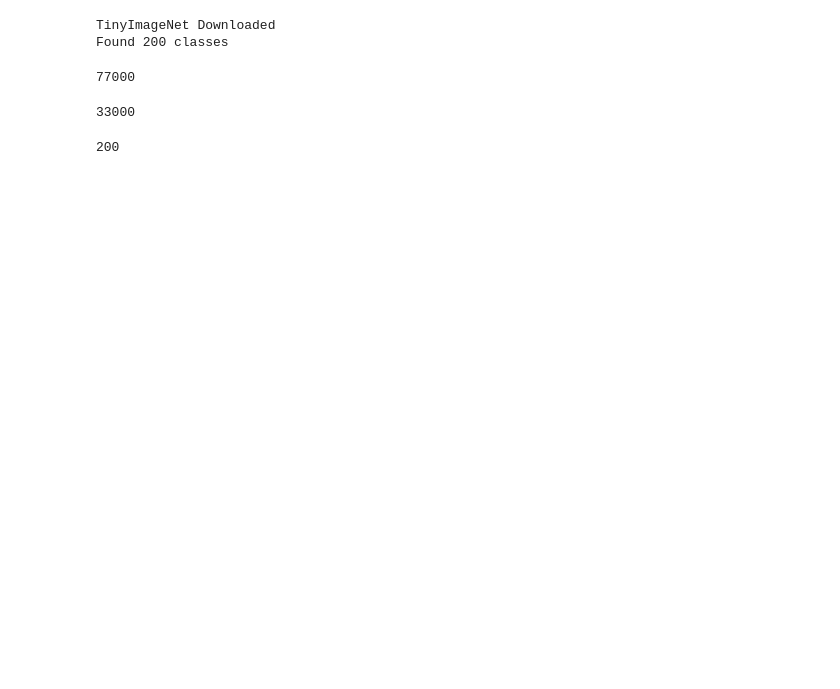
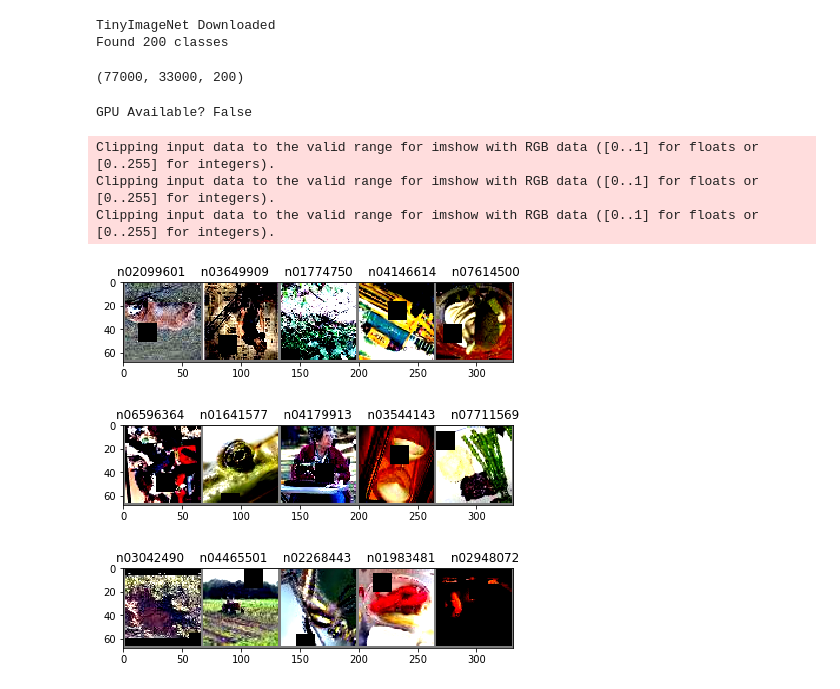
Before and after one commit to Anjan-AI/TSAI-EVA5, a Jupyter notebook: S12/EVA5S12A.ipynb, the cells around one changed output. Saved outputs shown, nothing was run; the diff lists cells and outputs as text; code cells hidden in the pictures; blank space fills up the shorter version.

```diff
--- a/S12/EVA5S12A.ipynb
+++ b/S12/EVA5S12A.ipynb
@@ -23,5 +53,6 @@ from Utils.show_image import imshow ,show_train_data
 # %%
-train_transform = AlbumentationTransforms(augmentation = True, mean=(0.4914, 0.4822, 0.4465) ,std_dev =(0.2471, 0.2435, 0.2616),horizontal_flip_prob=0.6,vertical_flip_prob=0.6,rotate_degree =30.0,cutout= True)
+train_transform = AlbumentationTransforms(augmentation = True, mean=(0.4914, 0.4822, 0.4465) ,std_dev =(0.2471, 0.2435, 0.2616),
+                                          horizontal_flip_prob=0.6,vertical_flip_prob=0.6,rotate_degree =30.0,cutout= True)
 test_transform = AlbumentationTransforms(augmentation = True, mean=(0.4914, 0.4822, 0.4465) ,std_dev =(0.2471, 0.2435, 0.2616))
 # %%
 Data = GetTinyImageNet(train_transform, test_transform, split=0.7)
@@ -33,14 +64,24 @@ train_set = Data.get_dataset(train = True)
 test_set = Data.get_dataset(train = False)
 classes = Data.classes
 # %%
-len(train_set)
+len(train_set), len(test_set), len(classes)
 # %% [output]
-77000
+(77000, 33000, 200)
-# %%
-len(test_set)
-# %% [output]
-33000
-# %%
-len(classes)
-# %% [output]
-200
+# %%
+#check for the GUP avaliblbity and manual seeding
+seed =1
+cuda,device = initialize_cuda(seed)
+# Load the test and train data , set the batch size & Num_workeres.
+train_loader = Data.data_loader(train_set,cuda= cuda ,batch_size = 64 , num_workers = 4 )
+test_loader = Data.data_loader(test_set,cuda= cuda ,batch_size = 64 , num_workers = 4 )
+# %% [output]
+GPU Available? False
+# %%
+show_train_data_imagenet(train_loader, classes,3)
+# %% [output]
+Clipping input data to the valid range for imshow with RGB data ([0..1] for floats or [0..255] for integers).
+Clipping input data to the valid range for imshow with RGB data ([0..1] for floats or [0..255] for integers).
+Clipping input data to the valid range for imshow with RGB data ([0..1] for floats or [0..255] for integers).
+[figure, added]
+[figure, added]
+[figure, added]
```
Also changed, not shown: parts of 5 cells of this notebook.
